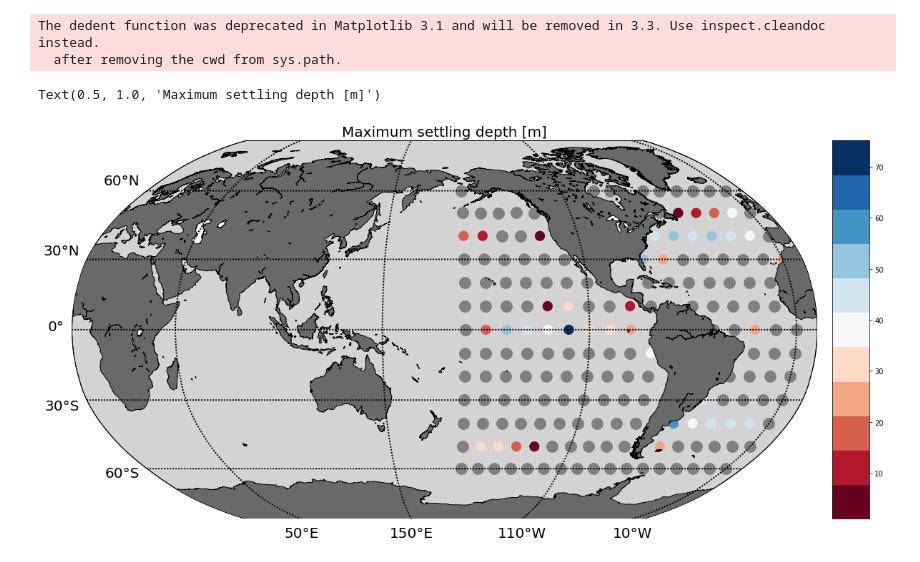
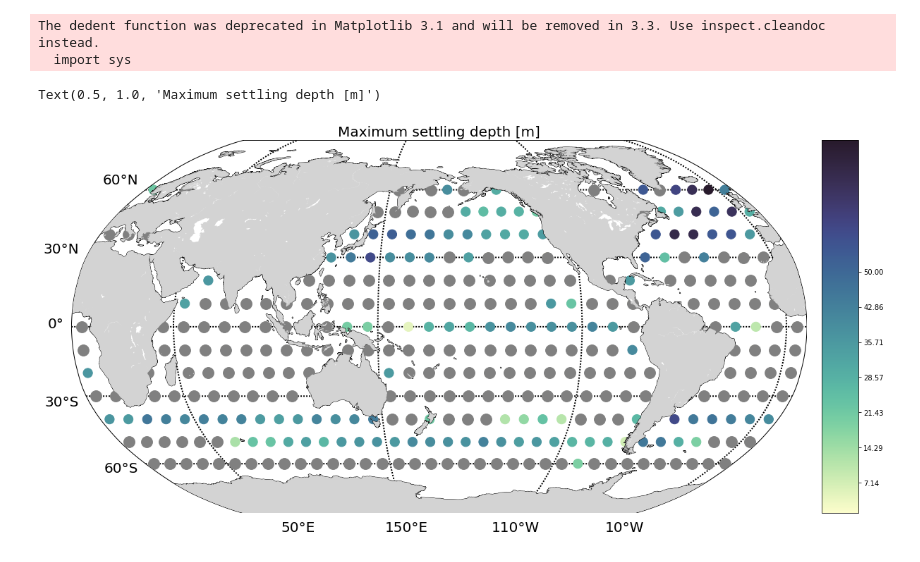
Before and after one commit to dlobelle/TOPIOS, a Jupyter notebook: scripts/post-process_plots/global_onset_maxdepth.ipynb, the cells around one changed output. Saved outputs shown, nothing was run; the diff lists cells and outputs as text; code cells hidden in the pictures.

```diff
--- a/scripts/post-process_plots/global_onset_maxdepth.ipynb
+++ b/scripts/post-process_plots/global_onset_maxdepth.ipynb
@@ -9,10 +9,11 @@ import pandas as pd
 import numpy as np
 import math
 from pylab import *
+import cmocean
 
 dirwrite = '/home/dlobelle/Kooi_data/data_output/tests/rho_920kgm-3/'
 
-data = Dataset(dirwrite +'-170to0lon_Kooi+NEMO_3D_grid10by10_rho920_r1e-05_30days_60dtsecs_5hrsoutdt.nc','r')
+data = Dataset(dirwrite +'global_test_timeDectoJan_Kooi+NEMO_3D_grid10by10_rho920_r1e-04_15days_60dtsecs_12hrsoutdt.nc') #global_Kooi+NEMO_3D_grid10by10_rho920_r1e-04_110days_60dtsecs_12hrsoutdt.nc','r')
 z_all = data['z']
 
 time = data.variables['time'][1,:]/86400
@@ -73,24 +74,34 @@ Text(0.5, 1.0, 'Settling onset time [days]')
 # %%
 # plot basemap
+
+cmap = cm.get_cmap(cmocean.cm.deep, 11)  # vidiris_r
+
 fig = plt.figure(figsize=(20, 10))
 
 m = Basemap(projection='robin',lon_0=-180,resolution='l')
+m.drawparallels(np.array([-60,-30,0,30,60]), labels=[True, False, False, True], linewidth=2.0, size=20,zorder=0)
+m.drawmeridians(np.array([50,150,250,350]), labels=[False, False, False, True], linewidth=2.0, size=20,zorder=0)
 m.drawcoastlines()
-m.fillcontinents(color='dimgrey')
-m.drawmapboundary(fill_color='lightgray')
-m.drawparallels(np.array([-60,-30,0,30,60]), labels=[True, False, False, True], linewidth=2.0, size=20)
-m.drawmeridians(np.array([50,150,250,350]), labels=[False, False, False, True], linewidth=2.0, size=20)
+m.fillcontinents(color='lightgrey',zorder=4)
+#m.drawmapboundary(fill_color='lightgray')
 
 xs, ys = m(lons[:,0], lats[:,0])
 xn, yn = m(lons[i_noset,0],lats[i_noset,0])
 #print(xs)
-scat = m.scatter(xs, ys, marker='.', c=z_max,cmap = cmap, s = 700)
-m.colorbar()
-m.scatter(xn,yn, marker= '.', c = 'grey',s = 1000)
+scat = m.scatter(xs, ys, marker='.', c=z_max,cmap = cmap, s = 700,zorder=1)
+
+v = np.linspace(0, 50, 8, endpoint=True)
+m.colorbar(ticks = v)
+m.scatter(xn,yn, marker= '.', c = 'grey',s = 1000,zorder=2)
 plt.title('Maximum settling depth [m]',size = 20)
 #m.scatter(xs,ys,t_set==0, marker= 'o', c = 'r')
+
+# v = np.linspace(-.1, 2.0, 15, endpoint=True)
+# plt.contour(xi, yi, zi, v, linewidths=0.5, colors='k')
+# plt.contourf(xi, yi, zi, v, cmap=plt.cm.jet)
+# x = plt.colorbar(ticks=v)
 # %% [output]
 The dedent function was deprecated in Matplotlib 3.1 and will be removed in 3.3. Use inspect.cleandoc instead.
-  after removing the cwd from sys.path.
+  import sys
 Text(0.5, 1.0, 'Maximum settling depth [m]')
-[figure, old version]
+[figure, new version]
```
Also changed, not shown: parts of 1 cell of this notebook.
